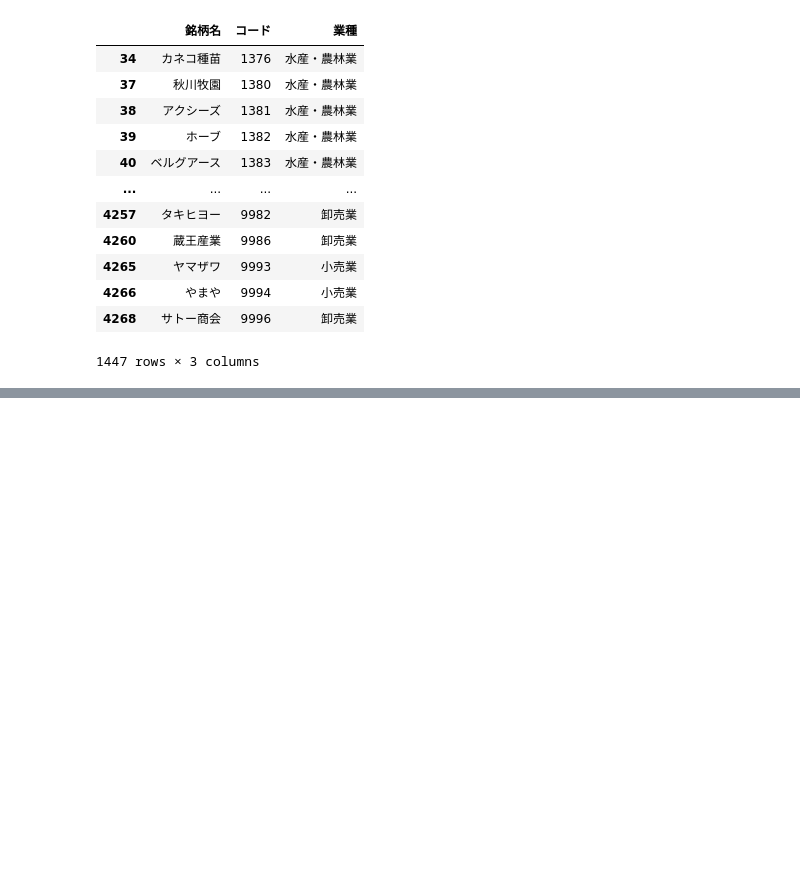
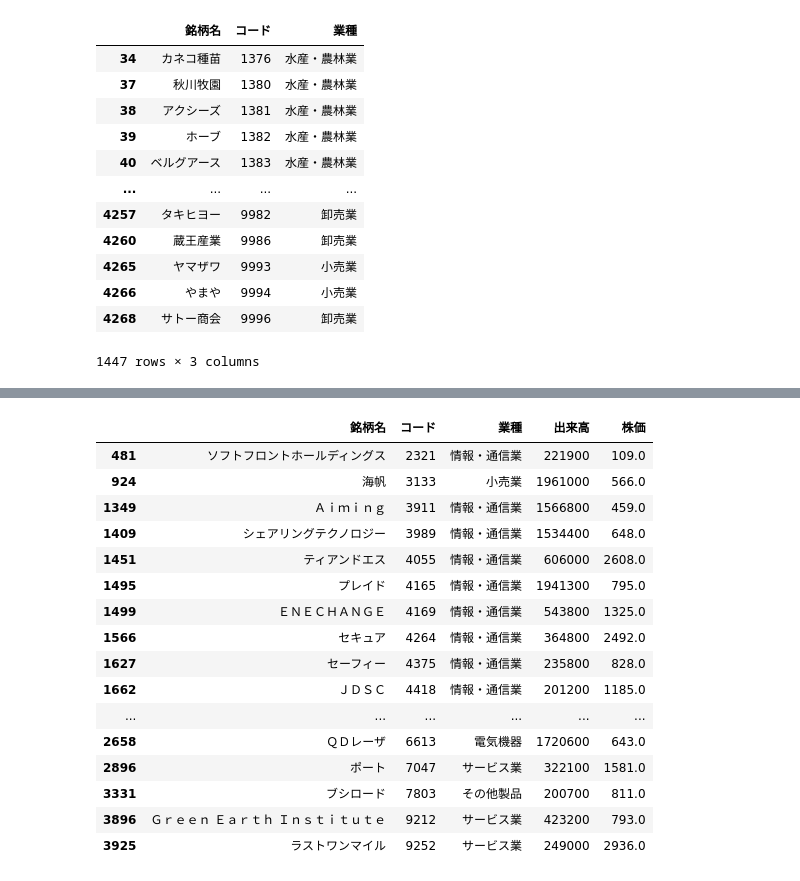
Before and after one commit to hirokimituya/stock-price-analysis, a Jupyter notebook: technical_analysis/銘柄選定関数.ipynb, the cells around one changed output, grey strips where cells are left out. Saved outputs shown, nothing was run; the diff lists cells and outputs as text; code cells hidden in the pictures; blank space fills up the shorter version.

```diff
--- a/technical_analysis/銘柄選定関数.ipynb
+++ b/technical_analysis/銘柄選定関数.ipynb
@@ -696,0 +744,22 @@ filtered_reverse_perfect_order_week_day_tse_standard
+# %%
+# 株価情報が上昇トレンドのパーフェクトオーダー（週足）かどうかの判断
+filtered_perfect_order_week_tse_grows = filtered_ticker(filtered_tse_grows, perfect_order={'mas': [5, 20, 60], 'period_type': 'W'})
+filtered_perfect_order_week_tse_grows
+# %% [output]
+|  | 銘柄名 | コード | 業種 | 出来高 | 株価 |
+| 481 | ソフトフロントホールディングス | 2321 | 情報・通信業 | 221900 | 109.0 |
+| 924 | 海帆 | 3133 | 小売業 | 1961000 | 566.0 |
+| 1349 | Ａｉｍｉｎｇ | 3911 | 情報・通信業 | 1566800 | 459.0 |
+| 1409 | シェアリングテクノロジー | 3989 | 情報・通信業 | 1534400 | 648.0 |
+| 1451 | ティアンドエス | 4055 | 情報・通信業 | 606000 | 2608.0 |
+| 1495 | プレイド | 4165 | 情報・通信業 | 1941300 | 795.0 |
+| 1499 | ＥＮＥＣＨＡＮＧＥ | 4169 | 情報・通信業 | 543800 | 1325.0 |
+| 1566 | セキュア | 4264 | 情報・通信業 | 364800 | 2492.0 |
+| 1627 | セーフィー | 4375 | 情報・通信業 | 235800 | 828.0 |
+| 1662 | ＪＤＳＣ | 4418 | 情報・通信業 | 201200 | 1185.0 |
+| ... | ... | ... | ... | ... | ... |
+| 2658 | ＱＤレーザ | 6613 | 電気機器 | 1720600 | 643.0 |
+| 2896 | ポート | 7047 | サービス業 | 322100 | 1581.0 |
+| 3331 | ブシロード | 7803 | その他製品 | 200700 | 811.0 |
+| 3896 | Ｇｒｅｅｎ Ｅａｒｔｈ Ｉｎｓｔｉｔｕｔｅ | 9212 | サービス業 | 423200 | 793.0 |
+| 3925 | ラストワンマイル | 9252 | サービス業 | 249000 | 2936.0 |
```
Also changed, not shown: parts of 21 cells of this notebook.
